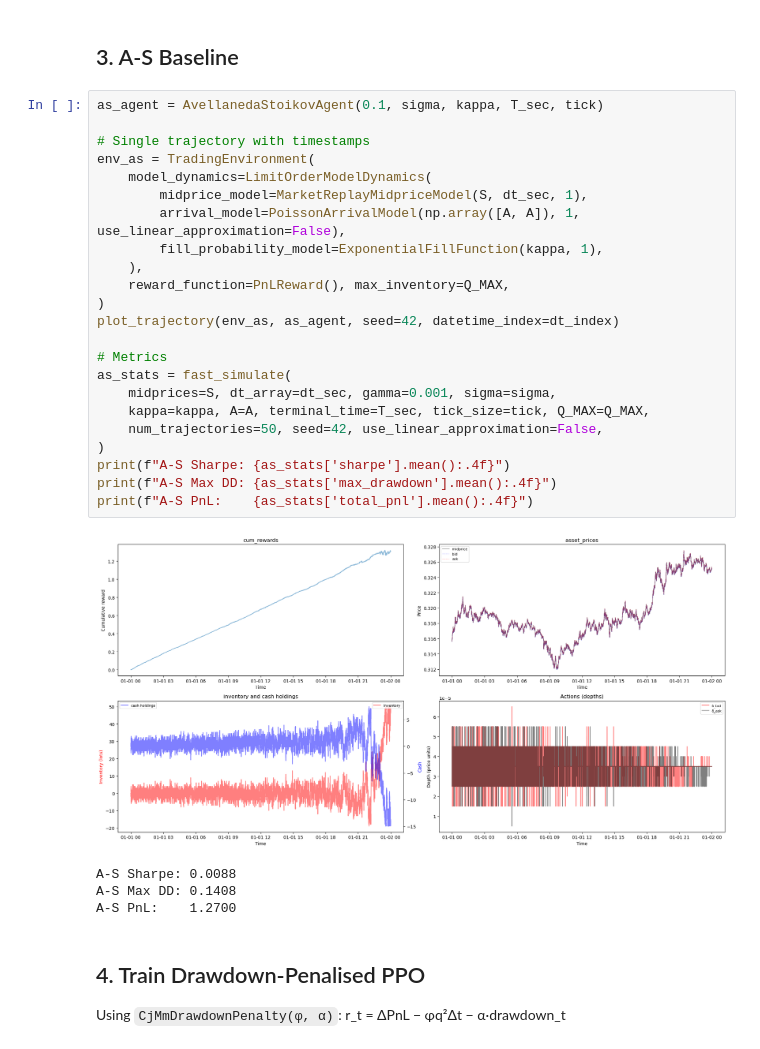
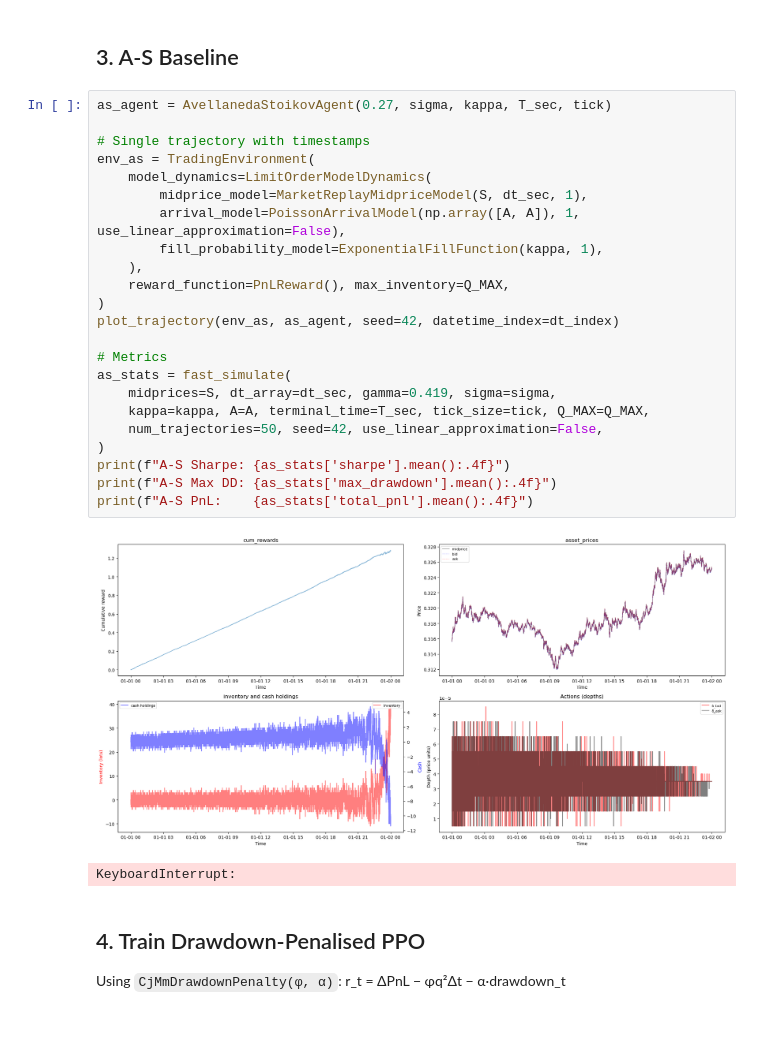
Before and after one commit to AA-ron2/Thesis_AI4T, a Jupyter notebook: notebooks/nb2_dd_penalised.ipynb, the cells around one changed output. Saved outputs shown, nothing was run; the diff lists cells and outputs as text.

```diff
--- a/notebooks/nb2_dd_penalised.ipynb
+++ b/notebooks/nb2_dd_penalised.ipynb
@@ -84,33 +84,31 @@ Reward scale: 0.7367
 # %% [markdown]
 ## 3. A-S Baseline
 # %%
-as_agent = AvellanedaStoikovAgent(0.1, sigma, kappa, T_sec, tick)
+as_agent = AvellanedaStoikovAgent(0.27, sigma, kappa, T_sec, tick)
 
 # Single trajectory with timestamps
 env_as = TradingEnvironment(
     model_dynamics=LimitOrderModelDynamics(
         midprice_model=MarketReplayMidpriceModel(S, dt_sec, 1),
         arrival_model=PoissonArrivalModel(np.array([A, A]), 1, use_linear_approximation=False),
         fill_probability_model=ExponentialFillFunction(kappa, 1),
     ),
     reward_function=PnLReward(), max_inventory=Q_MAX,
 )
 plot_trajectory(env_as, as_agent, seed=42, datetime_index=dt_index)
 
 # Metrics
 as_stats = fast_simulate(
-    midprices=S, dt_array=dt_sec, gamma=0.001, sigma=sigma,
+    midprices=S, dt_array=dt_sec, gamma=0.419, sigma=sigma,
     kappa=kappa, A=A, terminal_time=T_sec, tick_size=tick, Q_MAX=Q_MAX,
     num_trajectories=50, seed=42, use_linear_approximation=False,
 )
 print(f"A-S Sharpe: {as_stats['sharpe'].mean():.4f}")
 print(f"A-S Max DD: {as_stats['max_drawdown'].mean():.4f}")
 print(f"A-S PnL:    {as_stats['total_pnl'].mean():.4f}")
 # %% [output]
-[figure, old version]
+[figure, new version]
-A-S Sharpe: 0.0088
-A-S Max DD: 0.1408
-A-S PnL:    1.2700
+KeyboardInterrupt:
 # %% [markdown]
 ## 4. Train Drawdown-Penalised PPO
 
```
Also changed, not shown: parts of 2 cells of this notebook, 4 other files.
